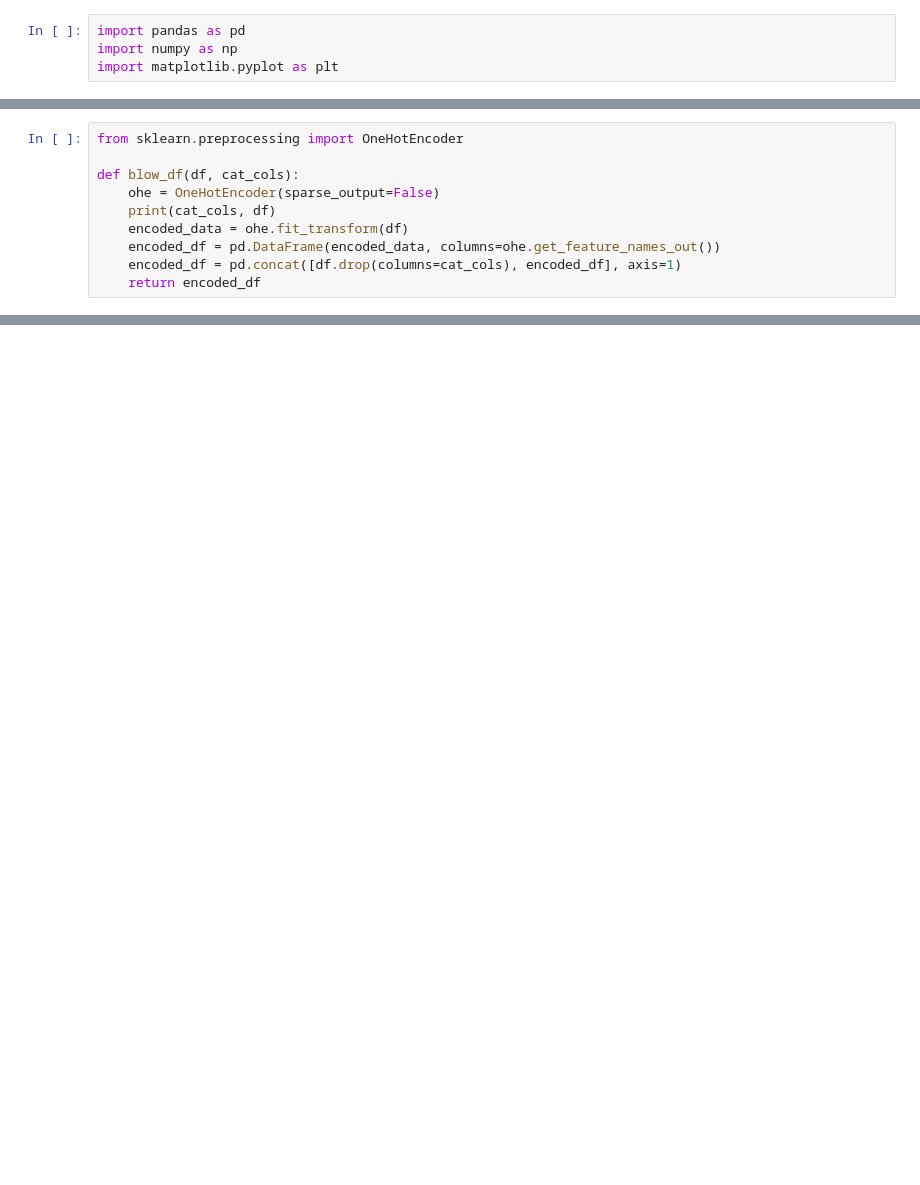
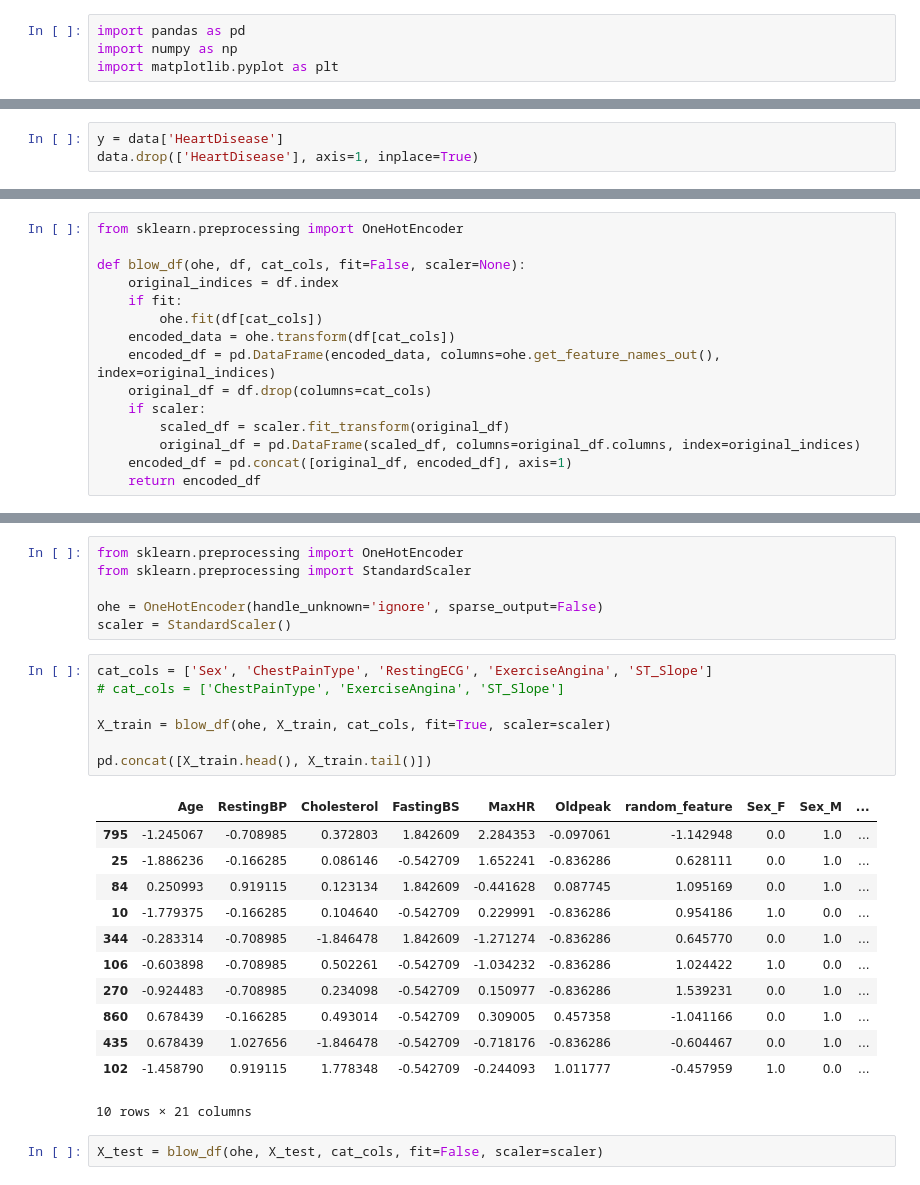
Before and after one commit to archimage-wiz/DS_ModelsParametersModule1, a Jupyter notebook: 14ModelQualityImprovement/hw.ipynb, the cells around one changed output, grey strips where cells are left out. Saved outputs shown, nothing was run; the diff lists cells and outputs as text; blank space fills up the shorter version.

```diff
--- a/14ModelQualityImprovement/hw.ipynb
+++ b/14ModelQualityImprovement/hw.ipynb
@@ -41,0 +50,3 @@ memory usage: 86.2+ KB
+# %%
+y = data['HeartDisease']
+data.drop(['HeartDisease'], axis=1, inplace=True)
@@ -42,10 +61,15 @@ memory usage: 86.2+ KB
 # %%
 from sklearn.preprocessing import OneHotEncoder
 
-def blow_df(df, cat_cols):
-    ohe = OneHotEncoder(sparse_output=False)
-    print(cat_cols, df)
-    encoded_data = ohe.fit_transform(df)
-    encoded_df = pd.DataFrame(encoded_data, columns=ohe.get_feature_names_out())
-    encoded_df = pd.concat([df.drop(columns=cat_cols), encoded_df], axis=1)
+def blow_df(ohe, df, cat_cols, fit=False, scaler=None):
+    original_indices = df.index
+    if fit:
+        ohe.fit(df[cat_cols])
+    encoded_data = ohe.transform(df[cat_cols])
+    encoded_df = pd.DataFrame(encoded_data, columns=ohe.get_feature_names_out(), index=original_indices)
+    original_df = df.drop(columns=cat_cols)
+    if scaler:
+        scaled_df = scaler.fit_transform(original_df)
+        original_df = pd.DataFrame(scaled_df, columns=original_df.columns, index=original_indices)
+    encoded_df = pd.concat([original_df, encoded_df], axis=1)
     return encoded_df
@@ -93,0 +76,28 @@ xx.apply(lambda x: x.value_counts())
+# %%
+from sklearn.preprocessing import OneHotEncoder
+from sklearn.preprocessing import StandardScaler
+
+ohe = OneHotEncoder(handle_unknown='ignore', sparse_output=False)
+scaler = StandardScaler()
+# %%
+cat_cols = ['Sex', 'ChestPainType', 'RestingECG', 'ExerciseAngina', 'ST_Slope']
+# cat_cols = ['ChestPainType', 'ExerciseAngina', 'ST_Slope']
+
+X_train = blow_df(ohe, X_train, cat_cols, fit=True, scaler=scaler)
+
+pd.concat([X_train.head(), X_train.tail()])
+# %% [output]
+|  | Age | RestingBP | Cholesterol | FastingBS | MaxHR | Oldpeak | random_feature | Sex_F | Sex_M | ... |
+| 795 | -1.245067 | -0.708985 | 0.372803 | 1.842609 | 2.284353 | -0.097061 | -1.142948 | 0.0 | 1.0 | ... |
+| 25 | -1.886236 | -0.166285 | 0.086146 | -0.542709 | 1.652241 | -0.836286 | 0.628111 | 0.0 | 1.0 | ... |
+| 84 | 0.250993 | 0.919115 | 0.123134 | 1.842609 | -0.441628 | 0.087745 | 1.095169 | 0.0 | 1.0 | ... |
+| 10 | -1.779375 | -0.166285 | 0.104640 | -0.542709 | 0.229991 | -0.836286 | 0.954186 | 1.0 | 0.0 | ... |
+| 344 | -0.283314 | -0.708985 | -1.846478 | 1.842609 | -1.271274 | -0.836286 | 0.645770 | 0.0 | 1.0 | ... |
+| 106 | -0.603898 | -0.708985 | 0.502261 | -0.542709 | -1.034232 | -0.836286 | 1.024422 | 1.0 | 0.0 | ... |
+| 270 | -0.924483 | -0.708985 | 0.234098 | -0.542709 | 0.150977 | -0.836286 | 1.539231 | 0.0 | 1.0 | ... |
+| 860 | 0.678439 | -0.166285 | 0.493014 | -0.542709 | 0.309005 | 0.457358 | -1.041166 | 0.0 | 1.0 | ... |
+| 435 | 0.678439 | 1.027656 | -1.846478 | -0.542709 | -0.718176 | -0.836286 | -0.604467 | 0.0 | 1.0 | ... |
+| 102 | -1.458790 | 0.919115 | 1.778348 | -0.542709 | -0.244093 | 1.011777 | -0.457959 | 1.0 | 0.0 | ... |
+10 rows × 21 columns
+# %%
+X_test = blow_df(ohe, X_test, cat_cols, fit=False, scaler=scaler)
```
Also changed, not shown: parts of 16 cells of this notebook.
